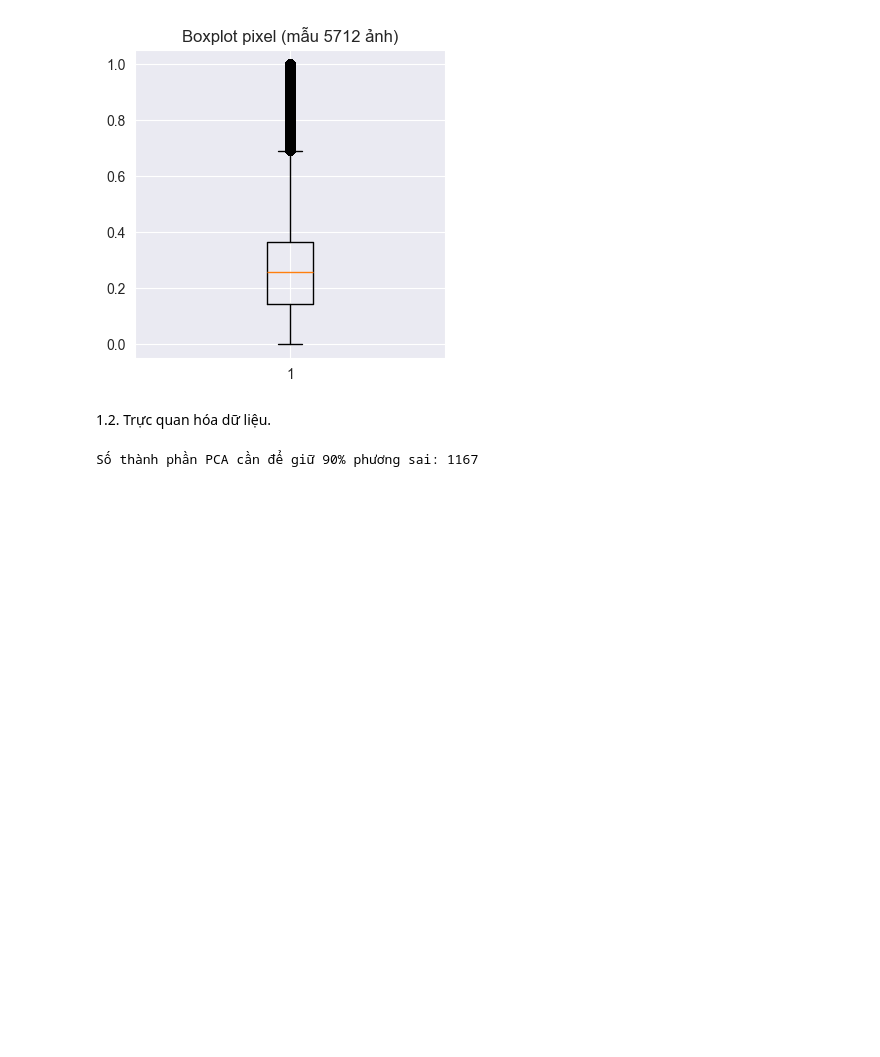
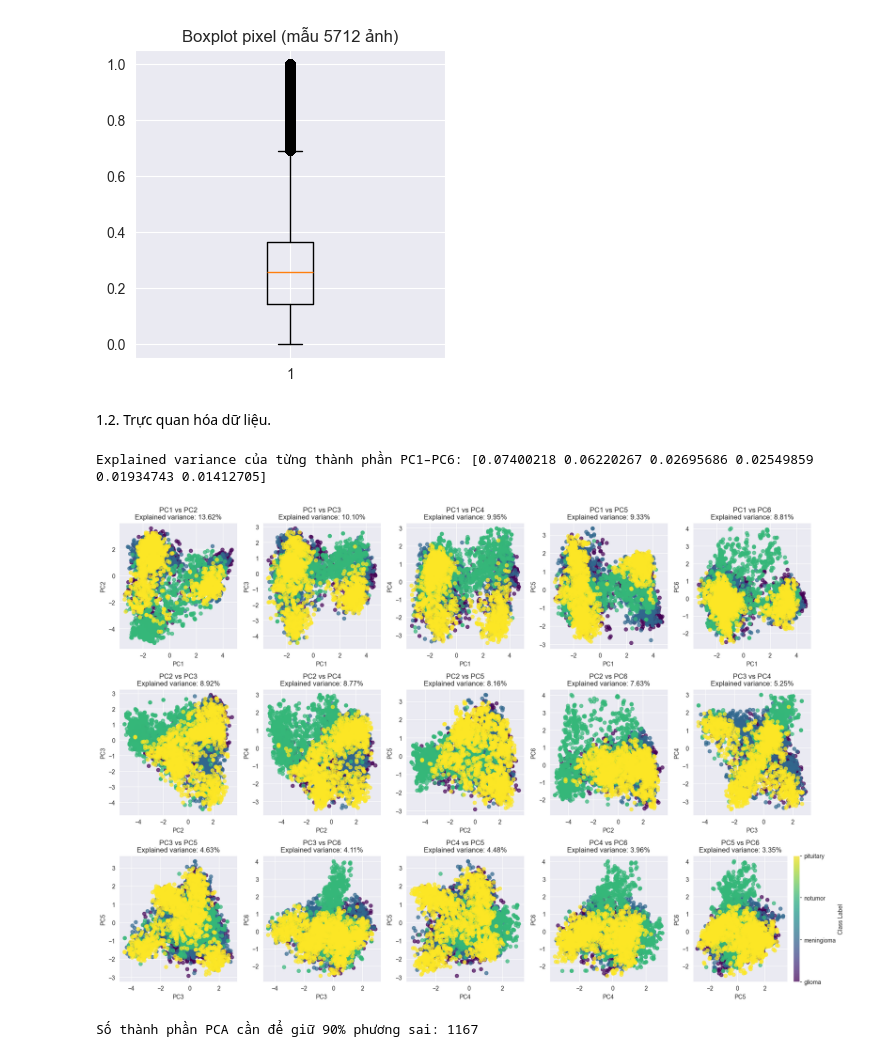
Before and after one commit to Duyhai2005/project_ml, a Jupyter notebook: classifier.ipynb, the cells around one changed output. Drawn from its saved outputs; the diff is of its cells as text; code cells hidden in the pictures; blank space fills up the shorter version.

```diff
--- a/classifier.ipynb
+++ b/classifier.ipynb
@@ -445,4 +445,47 @@ Max pixel:  1.0000
 [figure]
 # %% [markdown]
 1.2. Trực quan hóa dữ liệu.
+# %%
+import matplotlib.pyplot as plt
+import itertools
+from sklearn.decomposition import PCA
+
+class_names = label_encoder.classes_  # tên nhãn tương ứng với số
+
+# --- Áp dụng PCA ---
+pca = PCA(n_components=6)
+X_pca = pca.fit_transform(X_train_hog)
+
+# --- Tính explained variance ---
+explained_var = pca.explained_variance_ratio_
+print("Explained variance của từng thành phần PC1–PC6:", explained_var)
+
+# --- Vẽ scatter plot từng cặp 2 thành phần ---
+pairs = list(itertools.combinations(range(6), 2))
+
+plt.figure(figsize=(18, 12))
+for i, (x_idx, y_idx) in enumerate(pairs):
+    plt.subplot(3, 5, i+1)
+    scatter = plt.scatter(
+        X_pca[:, x_idx], X_pca[:, y_idx],
+        c=y_train_encoded, cmap='viridis', alpha=0.7
+    )
+    plt.xlabel(f"PC{x_idx+1}")
+    plt.ylabel(f"PC{y_idx+1}")
+
+    # Explained variance của cặp
+    pair_var = explained_var[x_idx] + explained_var[y_idx]
+    plt.title(f"PC{x_idx+1} vs PC{y_idx+1}\nExplained variance: {pair_var:.2%}")
+    plt.grid(True)
+
+# --- Thêm colorbar với nhãn ---
+cbar = plt.colorbar(scatter, ticks=range(len(class_names)))
+cbar.ax.set_yticklabels(class_names)
+cbar.set_label('Class Label')
+
+plt.tight_layout()
+plt.show()
+# %% [output]
+Explained variance của từng thành phần PC1–PC6: [0.07400218 0.06220267 0.02695686 0.02549859 0.01934743 0.01412705]
+[figure, added]
 # %%
```
Also changed, not shown: parts of 1 cell of this notebook.
